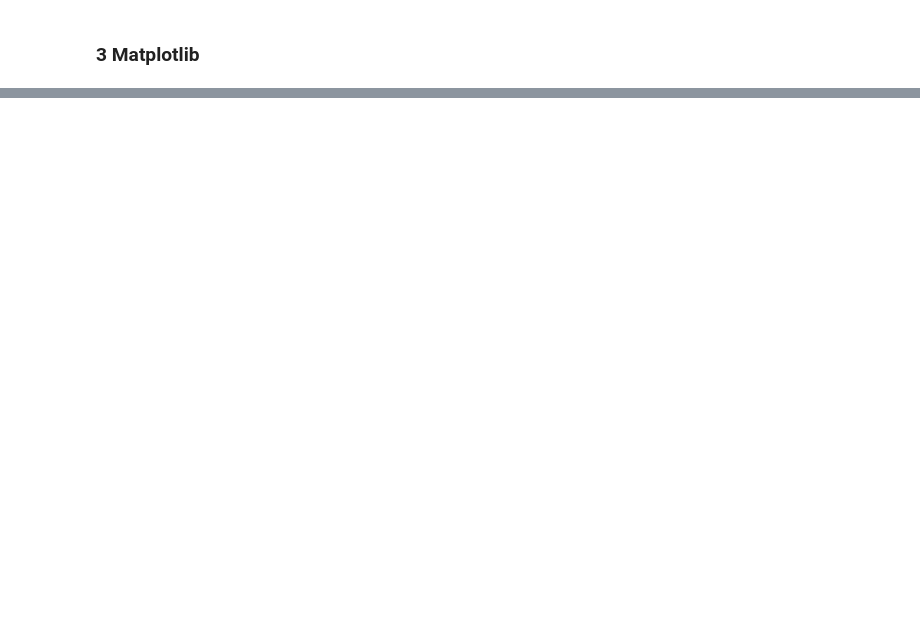
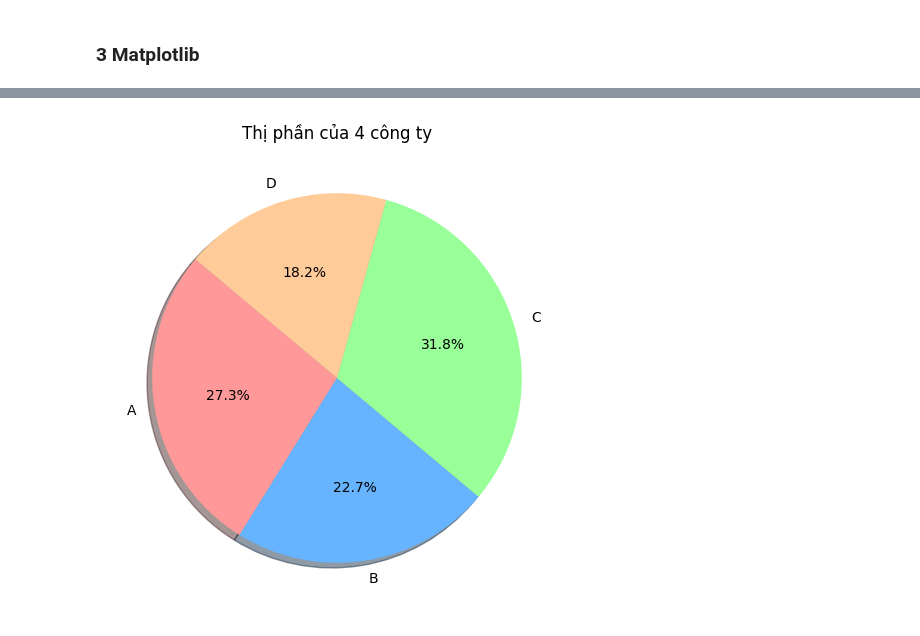
Before and after one commit to LDKhang35/NUMPY-PANDAS-MATPLOTLIB, a Jupyter notebook: numpy_pandas_matplotlib.ipynb, the cells around one changed output, grey strips where cells are left out. Saved outputs shown, nothing was run; the diff lists cells and outputs as text; code cells hidden in the pictures; blank space fills up the shorter version.

```diff
--- a/numpy_pandas_matplotlib.ipynb
+++ b/numpy_pandas_matplotlib.ipynb
@@ -422,0 +612,13 @@ Dữ liệu đại diện cho 150 sinh viên với 5 đặc điểm chiều cao,
+# %%
+# Bieu do tron
+CTY = ["A", "B", "C", "D"]
+thiphan = [30, 25, 35, 20]
+color = ["#ff9999", "#66b3ff", "#99ff99", "#ffcc99"]
+# %%
+# tao bieu do tron the hien thi phan cua 4 cong ty
+plt.figure(figsize=(6,6))
+plt.pie(thiphan, labels=CTY, autopct='%1.1f%%', colors=color, startangle=140, shadow=True)
+plt.title("Thị phần của 4 công ty")
+plt.show()
+# %% [output]
+[figure, added]
```
Also changed, not shown: parts of 19 cells of this notebook, 1 other file.
